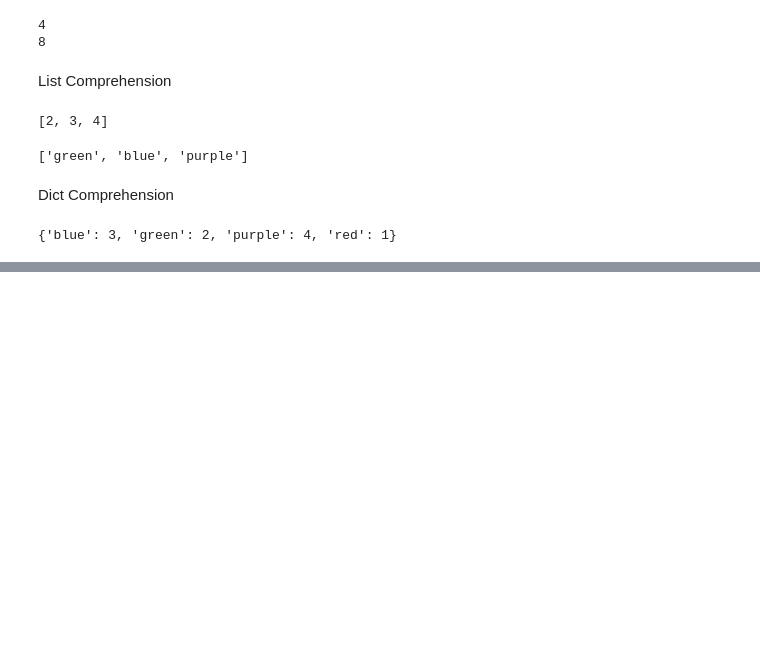
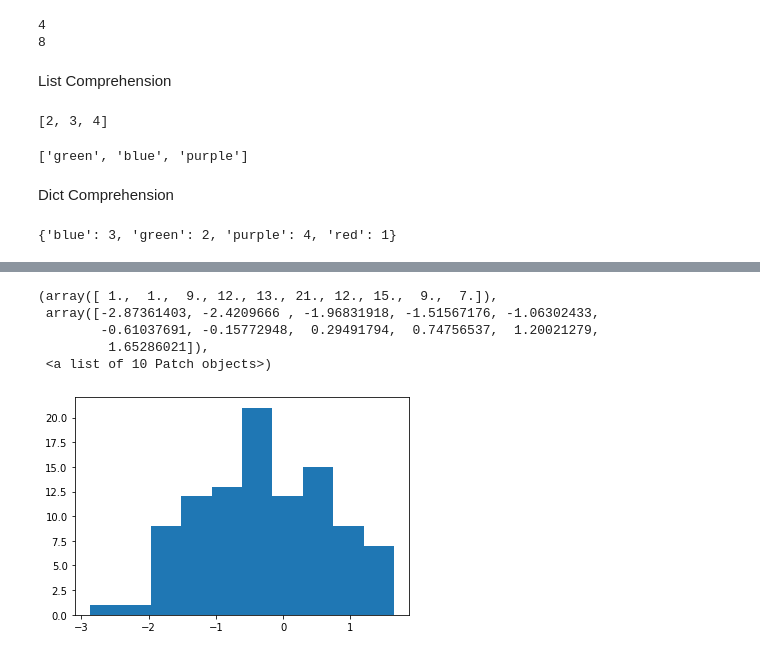
Before and after one commit to icestorm3015/class2022spring, a Jupyter notebook: 20220316.ipynb, the cells around one changed output, grey strips where cells are left out. Drawn from its saved outputs; the diff is of its cells as text; code cells hidden in the pictures; blank space fills up the shorter version.

```diff
--- a/20220316.ipynb
+++ b/20220316.ipynb
@@ -363,0 +391,11 @@ c
+# %%
+# 이렇게 써도 됨
+import matplotlib.pyplot
+matplotlib.pyplot.hist(n)
+# %% [output]
+(array([ 1.,  1.,  9., 12., 13., 21., 12., 15.,  9.,  7.]),
+ array([-2.87361403, -2.4209666 , -1.96831918, -1.51567176, -1.06302433,
+        -0.61037691, -0.15772948,  0.29491794,  0.74756537,  1.20021279,
+         1.65286021]),
+ <a list of 10 Patch objects>)
+[figure, added]
```
Also changed, not shown: parts of 31 cells of this notebook.
